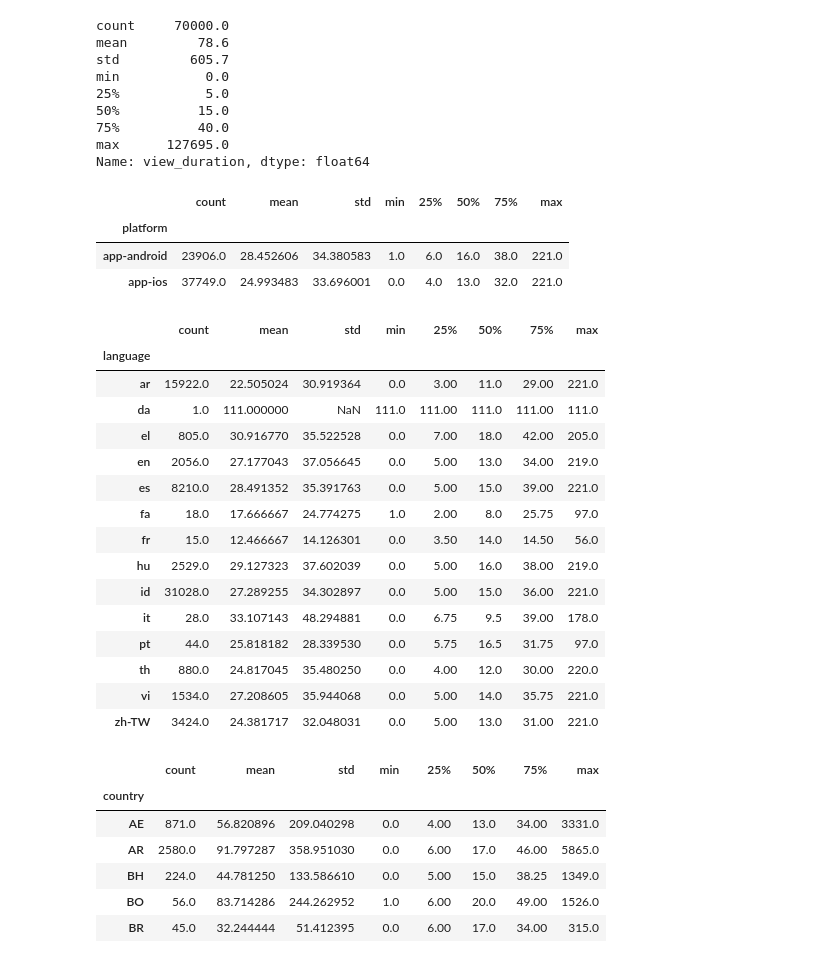
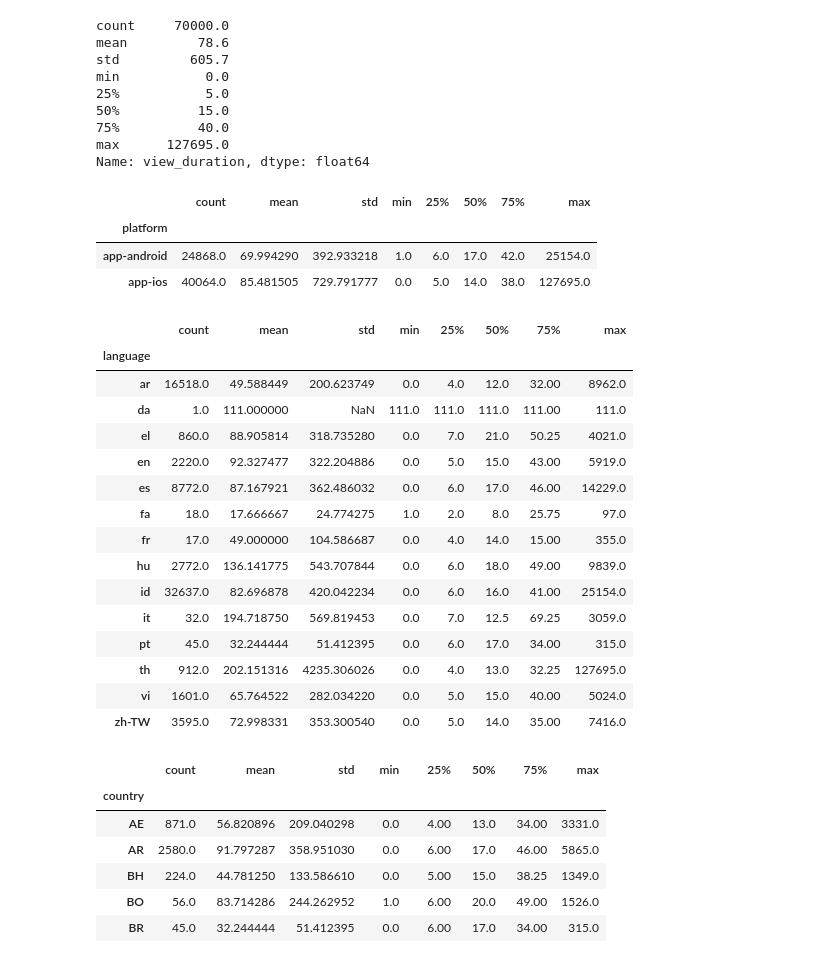
Before and after one commit to OisinB/notebooks, a Jupyter notebook: data_analysis/view_duration.ipynb, the cells around one changed output. Saved outputs shown, nothing was run; the diff lists cells and outputs as text; code cells hidden in the pictures.

```diff
--- a/data_analysis/view_duration.ipynb
+++ b/data_analysis/view_duration.ipynb
@@ -12,3 +25,7 @@ df.head()
 | 3 | 2017-08-04 21:24:09+00 | 2017-08-04 21:34:20+00 | NaN | view_duration | NaN | NaN | NaN | SA | ar | ... |
 | 4 | 2017-08-20 15:07:46+00 | 2017-08-20 15:07:50+00 | NaN | view_duration | NaN | NaN | NaN | SA | ar | ... |
 5 rows × 38 columns
+# %%
+#Converting from strings to datetimes
+df.event_time = df.event_time.apply(lambda x: dt.datetime.strptime(x, '%Y-%m-%d %H:%M:%S+00'))
+df.log_time = df.log_time.apply(lambda x: dt.datetime.strptime(x, '%Y-%m-%d %H:%M:%S+00'))
@@ -30,29 +74,29 @@ reasonable = df[df.view_duration < df.view_duration.quantile(.95)]
 # %%
-reasonable.groupby('platform').view_duration.describe()
+df.groupby('platform').view_duration.describe()
 # %% [output]
 |  | count | mean | std | min | 25% | 50% | 75% | max |
 | platform |  |  |  |  |  |  |  |  |
-| app-android | 23906.0 | 28.452606 | 34.380583 | 1.0 | 6.0 | 16.0 | 38.0 | 221.0 |
-| app-ios | 37749.0 | 24.993483 | 33.696001 | 0.0 | 4.0 | 13.0 | 32.0 | 221.0 |
+| app-android | 24868.0 | 69.994290 | 392.933218 | 1.0 | 6.0 | 17.0 | 42.0 | 25154.0 |
+| app-ios | 40064.0 | 85.481505 | 729.791777 | 0.0 | 5.0 | 14.0 | 38.0 | 127695.0 |
 # %%
-reasonable.groupby('language').view_duration.describe()
+df.groupby('language').view_duration.describe()
 # %% [output]
 |  | count | mean | std | min | 25% | 50% | 75% | max |
 | language |  |  |  |  |  |  |  |  |
-| ar | 15922.0 | 22.505024 | 30.919364 | 0.0 | 3.00 | 11.0 | 29.00 | 221.0 |
-| da | 1.0 | 111.000000 | NaN | 111.0 | 111.00 | 111.0 | 111.00 | 111.0 |
-| el | 805.0 | 30.916770 | 35.522528 | 0.0 | 7.00 | 18.0 | 42.00 | 205.0 |
-| en | 2056.0 | 27.177043 | 37.056645 | 0.0 | 5.00 | 13.0 | 34.00 | 219.0 |
-| es | 8210.0 | 28.491352 | 35.391763 | 0.0 | 5.00 | 15.0 | 39.00 | 221.0 |
-| fa | 18.0 | 17.666667 | 24.774275 | 1.0 | 2.00 | 8.0 | 25.75 | 97.0 |
-| fr | 15.0 | 12.466667 | 14.126301 | 0.0 | 3.50 | 14.0 | 14.50 | 56.0 |
-| hu | 2529.0 | 29.127323 | 37.602039 | 0.0 | 5.00 | 16.0 | 38.00 | 219.0 |
-| id | 31028.0 | 27.289255 | 34.302897 | 0.0 | 5.00 | 15.0 | 36.00 | 221.0 |
-| it | 28.0 | 33.107143 | 48.294881 | 0.0 | 6.75 | 9.5 | 39.00 | 178.0 |
-| pt | 44.0 | 25.818182 | 28.339530 | 0.0 | 5.75 | 16.5 | 31.75 | 97.0 |
-| th | 880.0 | 24.817045 | 35.480250 | 0.0 | 4.00 | 12.0 | 30.00 | 220.0 |
-| vi | 1534.0 | 27.208605 | 35.944068 | 0.0 | 5.00 | 14.0 | 35.75 | 221.0 |
-| zh-TW | 3424.0 | 24.381717 | 32.048031 | 0.0 | 5.00 | 13.0 | 31.00 | 221.0 |
+| ar | 16518.0 | 49.588449 | 200.623749 | 0.0 | 4.0 | 12.0 | 32.00 | 8962.0 |
+| da | 1.0 | 111.000000 | NaN | 111.0 | 111.0 | 111.0 | 111.00 | 111.0 |
+| el | 860.0 | 88.905814 | 318.735280 | 0.0 | 7.0 | 21.0 | 50.25 | 4021.0 |
+| en | 2220.0 | 92.327477 | 322.204886 | 0.0 | 5.0 | 15.0 | 43.00 | 5919.0 |
+| es | 8772.0 | 87.167921 | 362.486032 | 0.0 | 6.0 | 17.0 | 46.00 | 14229.0 |
+| fa | 18.0 | 17.666667 | 24.774275 | 1.0 | 2.0 | 8.0 | 25.75 | 97.0 |
+| fr | 17.0 | 49.000000 | 104.586687 | 0.0 | 4.0 | 14.0 | 15.00 | 355.0 |
+| hu | 2772.0 | 136.141775 | 543.707844 | 0.0 | 6.0 | 18.0 | 49.00 | 9839.0 |
+| id | 32637.0 | 82.696878 | 420.042234 | 0.0 | 6.0 | 16.0 | 41.00 | 25154.0 |
+| it | 32.0 | 194.718750 | 569.819453 | 0.0 | 7.0 | 12.5 | 69.25 | 3059.0 |
+| pt | 45.0 | 32.244444 | 51.412395 | 0.0 | 6.0 | 17.0 | 34.00 | 315.0 |
+| th | 912.0 | 202.151316 | 4235.306026 | 0.0 | 4.0 | 13.0 | 32.25 | 127695.0 |
+| vi | 1601.0 | 65.764522 | 282.034220 | 0.0 | 5.0 | 15.0 | 40.00 | 5024.0 |
+| zh-TW | 3595.0 | 72.998331 | 353.300540 | 0.0 | 5.0 | 14.0 | 35.00 | 7416.0 |
 # %%
 df.groupby('country').view_duration.describe()
 # %% [output]
```
Also changed, not shown: parts of 18 cells of this notebook.
